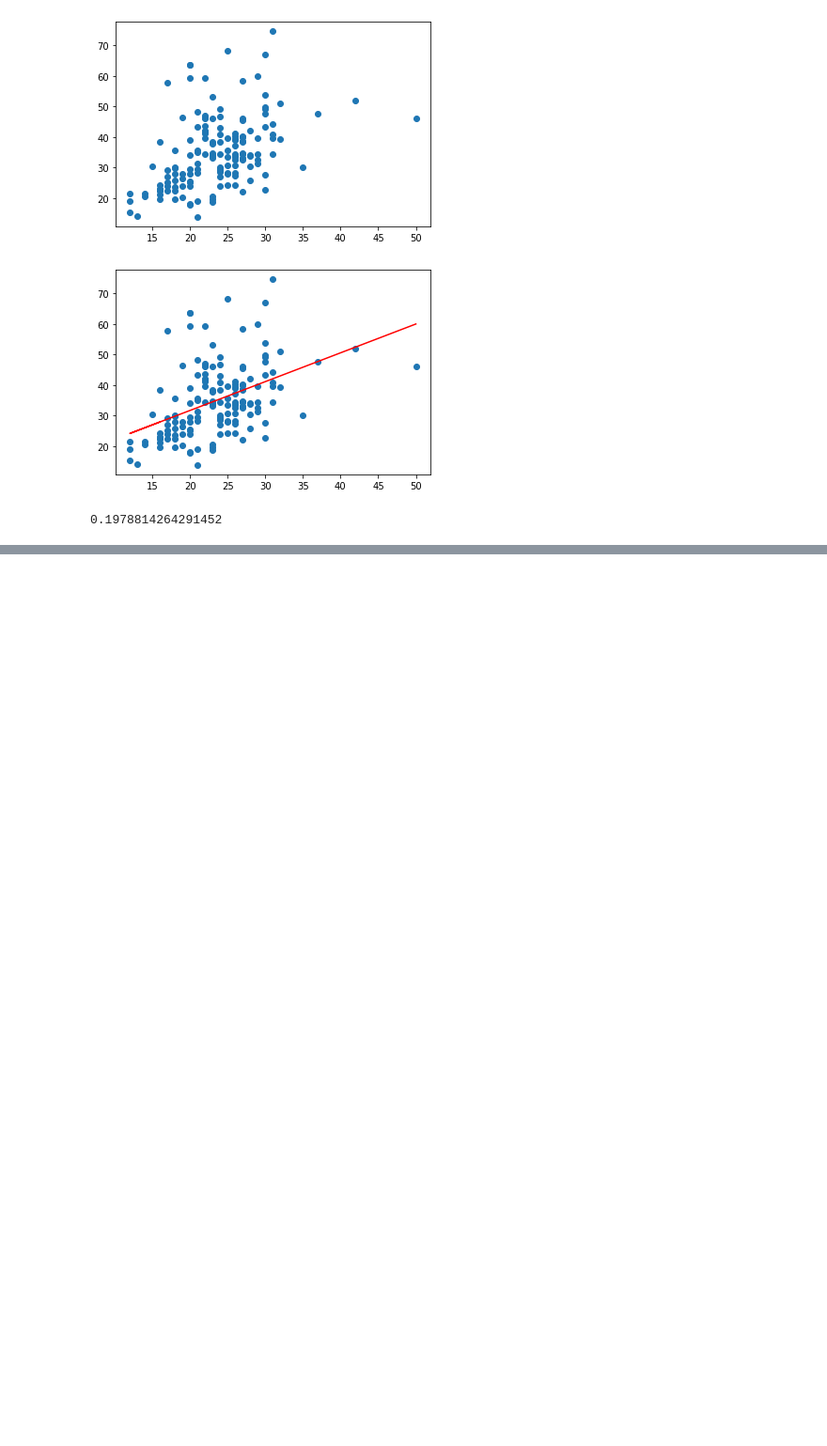
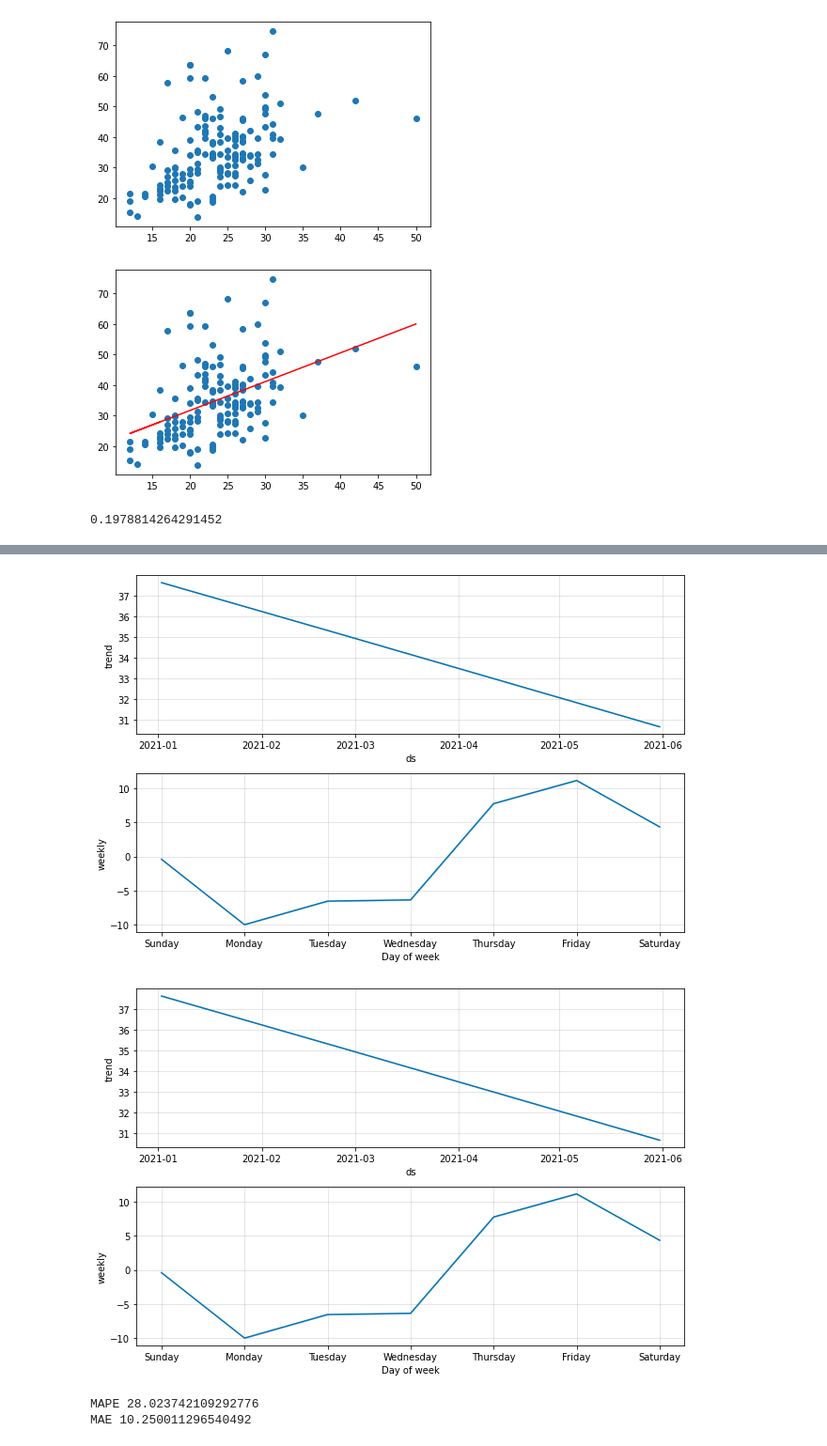
Before and after one commit to AnikanovDB/PYDA-19-hw, a Jupyter notebook: Diplom DA19.ipynb, the cells around one changed output, grey strips where cells are left out. Shown at 94% size. Cells and saved outputs as stored; diff of their text form; code cells hidden in the pictures; blank space fills up the shorter version.

```diff
--- a/Diplom DA19.ipynb
+++ b/Diplom DA19.ipynb
@@ -129,0 +375,5 @@ r_sq
+# %%
+m.plot_components(forecast)
+# %% [output]
+[figure, added]
+[figure, added]
@@ -129,0 +382,9 @@ r_sq
+# %%
+import numpy as np
+cmp_df['e'] = cmp_df['y'] - cmp_df['yhat']
+cmp_df['p'] = 100*cmp_df['e']/cmp_df['y']
+print ('MAPE', np.mean(abs(cmp_df[-predictions:]['p'])))
+print ('MAE', np.mean(abs(cmp_df[-predictions:]['e'])))
+# %% [output]
+MAPE 28.023742109292776
+MAE 10.250011296540492
```
Also changed, not shown: parts of 20 cells of this notebook.
